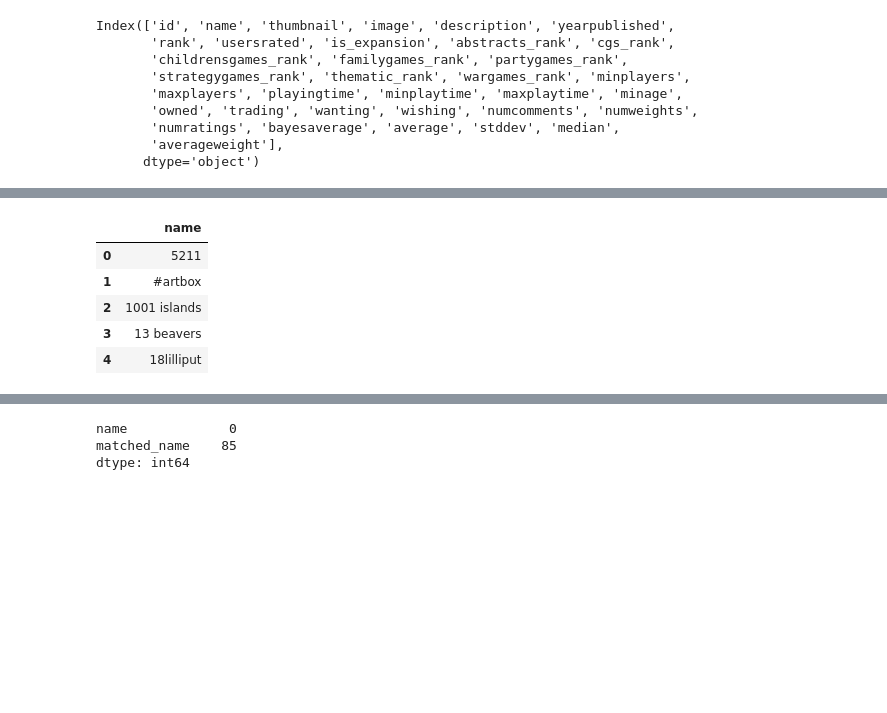
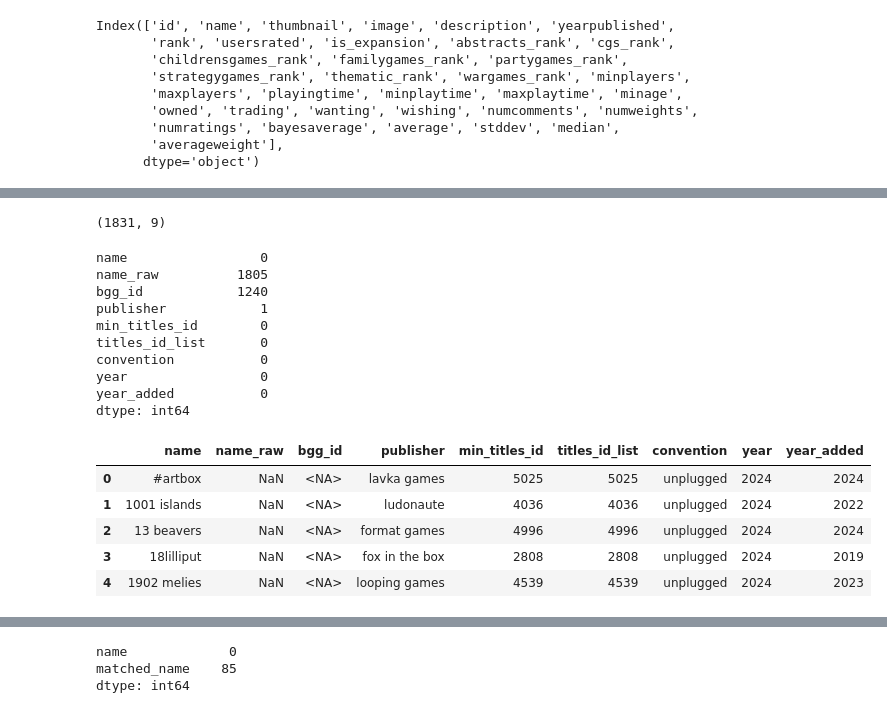
Before and after one commit to MichoelSnow/pax_tt_recommender, a Jupyter notebook: crawler/notebooks/testing.ipynb, the cells around one changed output, grey strips where cells are left out. Drawn from its saved outputs; the diff is of its cells as text; code cells hidden in the pictures; blank space fills up the shorter version.

```diff
--- a/crawler/notebooks/testing.ipynb
+++ b/crawler/notebooks/testing.ipynb
@@ -752,11 +760,27 @@ df_games.head()
 # %%
-df_pax = pd.read_csv("../../data/pax/pax_tt_games_unplugged_2024.csv")
-df_pax["name"] = df_pax["name"].str.lower()
+df_pax = pd.read_csv("../../data/pax/pax_tt_games_unplugged_2024.csv", sep="|")
+df_pax["bgg_id"] = df_pax["bgg_id"].astype(pd.Int64Dtype())
+# games which do not exist in bgg
+drop_games = [3708, 5145]
+df_pax = df_pax.loc[~(df_pax["min_titles_id"].isin(drop_games))].reset_index(drop=True)
+print(df_pax.shape)
+display(df_pax.isna().sum())
 df_pax.head()
 # %% [output]
+(1831, 9)
+name                 0
+name_raw          1805
+bgg_id            1240
+publisher            1
+min_titles_id        0
+titles_id_list       0
+convention           0
+year                 0
+year_added           0
+dtype: int64
-|  | name |
-| 0 | 5211 |
-| 1 | #artbox |
-| 2 | 1001 islands |
-| 3 | 13 beavers |
-| 4 | 18lilliput |
+|  | name | name_raw | bgg_id | publisher | min_titles_id | titles_id_list | convention | year | year_added |
+| 0 | #artbox | NaN | <NA> | lavka games | 5025 | 5025 | unplugged | 2024 | 2024 |
+| 1 | 1001 islands | NaN | <NA> | ludonaute | 4036 | 4036 | unplugged | 2024 | 2022 |
+| 2 | 13 beavers | NaN | <NA> | format games | 4996 | 4996 | unplugged | 2024 | 2024 |
+| 3 | 18lilliput | NaN | <NA> | fox in the box | 2808 | 2808 | unplugged | 2024 | 2019 |
+| 4 | 1902 melies | NaN | <NA> | looping games | 4539 | 4539 | unplugged | 2024 | 2023 |
```
Also changed, not shown: parts of 42 cells of this notebook, 8 other files.
